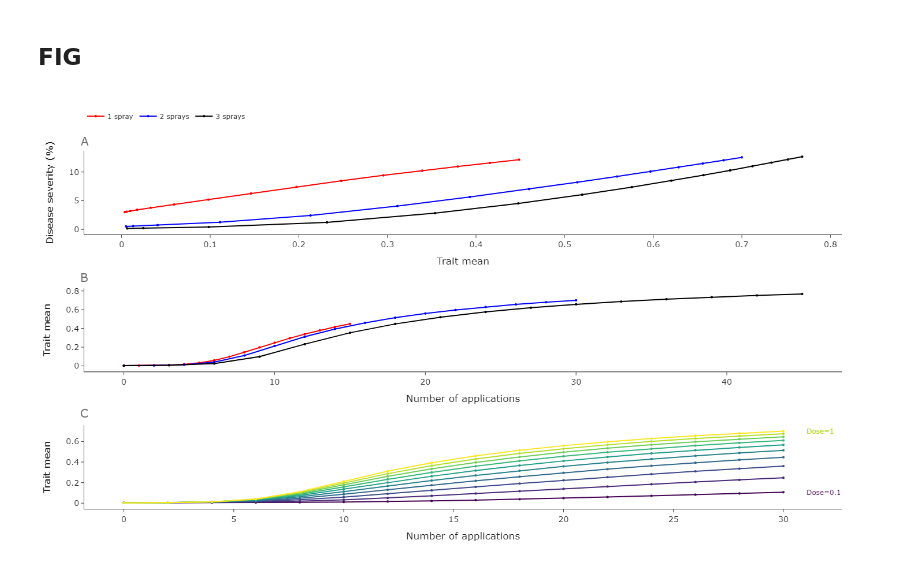
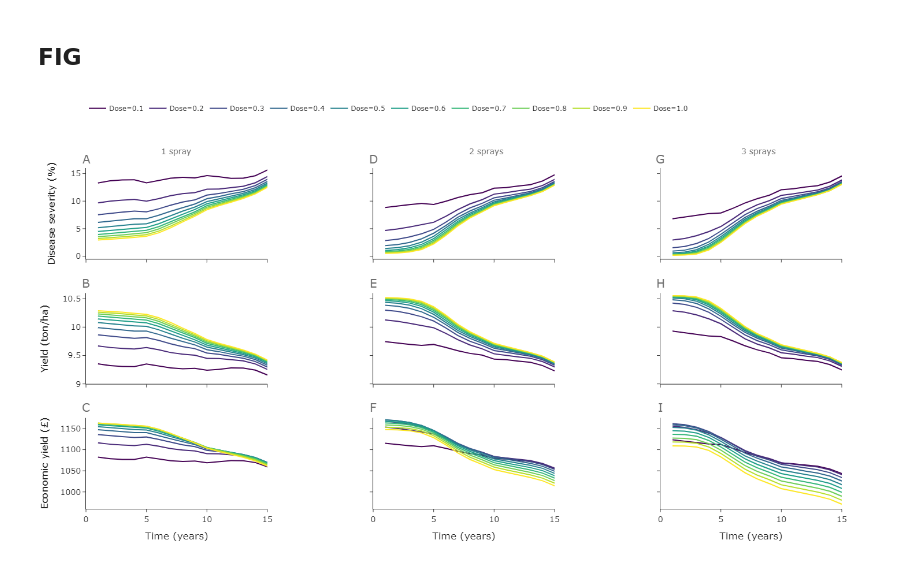
Before and after one commit to nt409/quant-res-doses, a Jupyter notebook: notebooks/101_fig1.ipynb, the cells around one changed output. Drawn from its saved outputs; the diff is of its cells as text; code cells hidden in the pictures.

```diff
--- a/notebooks/101_fig1.ipynb
+++ b/notebooks/101_fig1.ipynb
@@ -100,0 +78,4 @@ df_use.head()
+# %%
+df_use = pd.read_csv('../outputs/combined/fig2/fig2.csv').drop('Unnamed: 0', axis=1)
+
+df_use.head()
@@ -240,8 +232,8 @@ def fig1(df):
 # %% [markdown]
 ## FIG
 # %%
-f = fig1(df_use)
+f = fig2(df_use)
 
 f.show()
 # %% [output]
-[figure, old version]
+[figure, new version]
```
Also changed, not shown: parts of 40 cells of this notebook, 17 other files.
